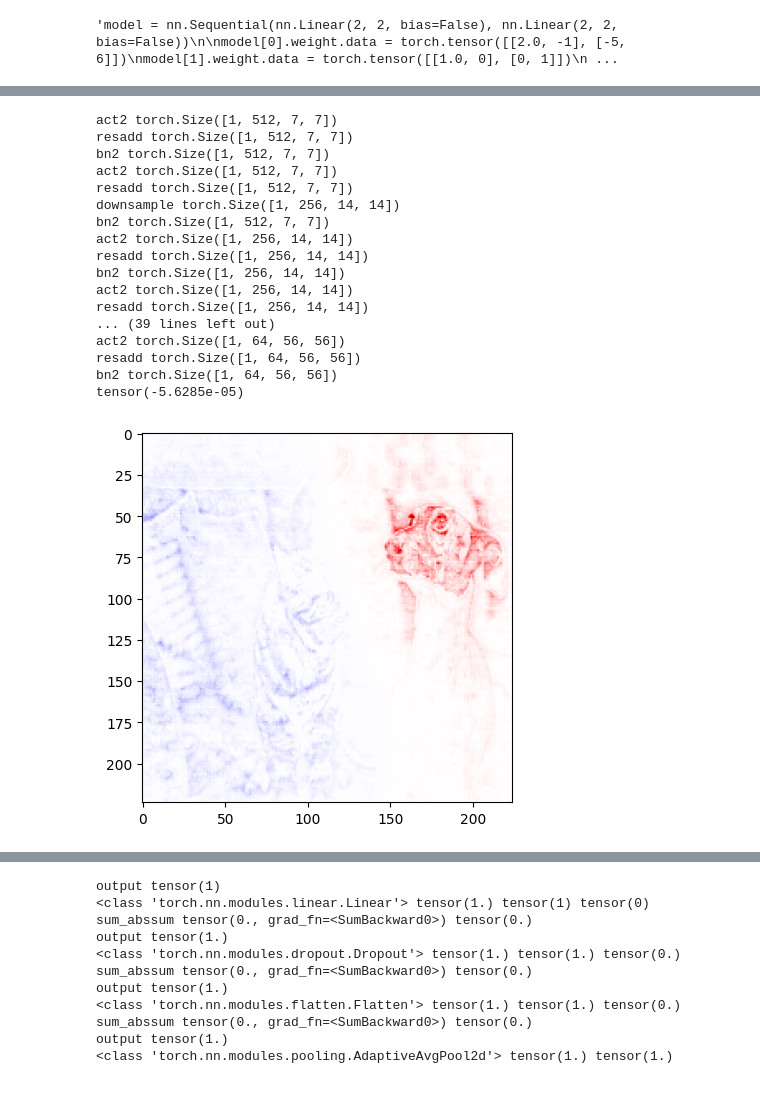
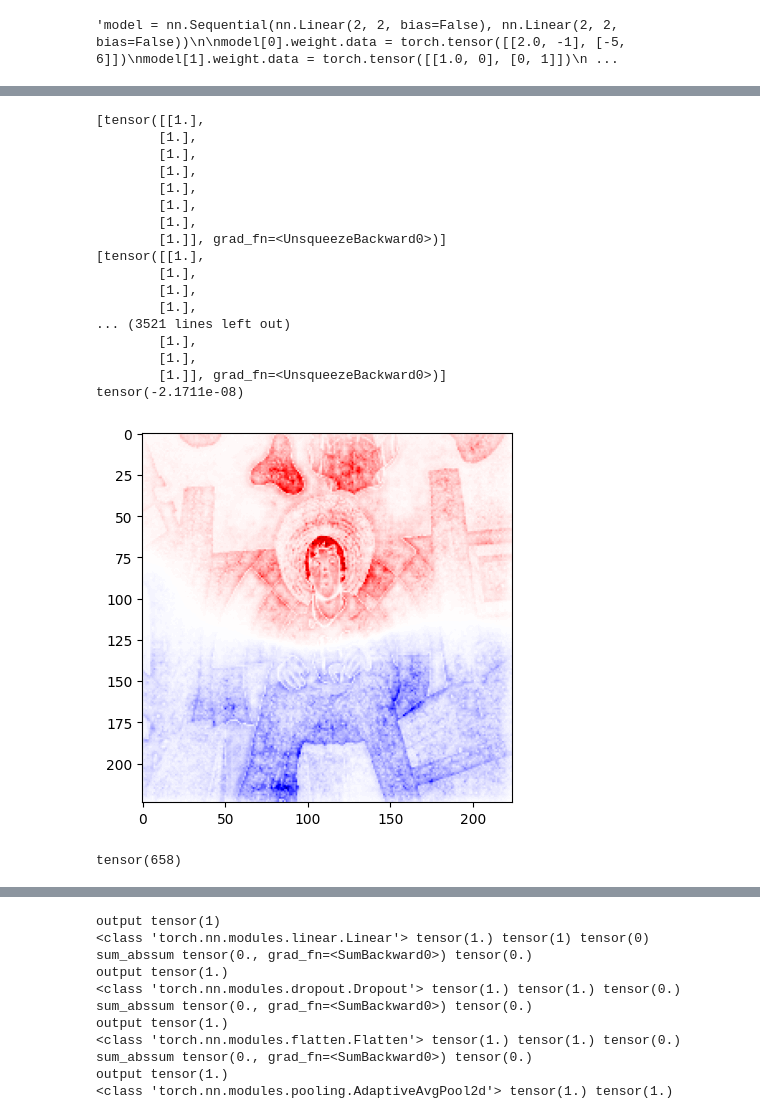
Before and after one commit to davor10105/relative-absolute-magnitude-propagation, a Jupyter notebook: RAMP_UPDATE.ipynb, the cells around one changed output, grey strips where cells are left out. Cells and saved outputs as stored; diff of their text form; code cells hidden in the pictures.

```diff
--- a/RAMP_UPDATE.ipynb
+++ b/RAMP_UPDATE.ipynb
@@ -4,7 +4,7 @@ from torchvision.transforms import Compose, Normalize, ToTensor, Resize
 from timm.data.constants import IMAGENET_DEFAULT_MEAN, IMAGENET_DEFAULT_STD
 from torch.utils.data import Dataset, DataLoader
 
-USE_IMAGENET_DATASET = False
+USE_IMAGENET_DATASET = True
 
 
 class HFDataset(Dataset):
@@ -22,9 +22,7 @@ class HFDataset(Dataset):
 
 
 def transforms(examples):
-    examples["pixel_values"] = [
-        transforms_list(image.convert("RGB")) for image in examples["image"]
-    ]
+    examples["pixel_values"] = [transforms_list(image.convert("RGB")) for image in examples["image"]]
     return examples
 
 
@@ -41,12 +39,10 @@ if USE_IMAGENET_DATASET:
     for split in ["train", "validation", "test"]:
         dataset[split] = load_dataset("ILSVRC/imagenet-1k", trust_remote_code=True, split=split)
 
-
     dataset["train"].set_transform(transforms)
     dataset["validation"].set_transform(transforms)
     dataset["test"].set_transform(transforms)
 
-
     train_dataset = HFDataset(dataset["train"])
     validation_dataset = HFDataset(dataset["validation"])
 # %%
@@ -319,7 +376,7 @@ from torch.utils.data import DataLoader
 from PIL import Image
 
 if USE_IMAGENET_DATASET:
-    validation_loader = DataLoader(validation_dataset, batch_size=4, shuffle=False)
+    validation_loader = DataLoader(validation_dataset, batch_size=8, shuffle=False)
     for x, y in validation_loader:
         break
 else:
@@ -331,7 +388,7 @@ output = model(x)
 s_output = output.softmax(-1)
 
 # sglrp
-#output_relevance = torch.autograd.grad(s_output.sum(), output)[0]
+# output_relevance = torch.autograd.grad(s_output.sum(), output)[0]
 # clrp
 output_relevance = torch.ones_like(output)
 positive_mask = F.one_hot(output.max(-1)[1], num_classes=output.shape[-1])
@@ -343,30 +400,34 @@ relevance = positive_relevance - negative_relevance
 
 print(relevance[0].sum())
 # %% [output]
-act2 torch.Size([1, 512, 7, 7])
-resadd torch.Size([1, 512, 7, 7])
-bn2 torch.Size([1, 512, 7, 7])
-act2 torch.Size([1, 512, 7, 7])
-resadd torch.Size([1, 512, 7, 7])
-downsample torch.Size([1, 256, 14, 14])
-bn2 torch.Size([1, 512, 7, 7])
-act2 torch.Size([1, 256, 14, 14])
-resadd torch.Size([1, 256, 14, 14])
-bn2 torch.Size([1, 256, 14, 14])
-act2 torch.Size([1, 256, 14, 14])
-resadd torch.Size([1, 256, 14, 14])
-... (39 lines left out)
-act2 torch.Size([1, 64, 56, 56])
-resadd torch.Size([1, 64, 56, 56])
-bn2 torch.Size([1, 64, 56, 56])
-tensor(-5.6285e-05)
+[tensor([[1.],
+        [1.],
+        [1.],
+        [1.],
+        [1.],
+        [1.],
+        [1.],
+        [1.]], grad_fn=<UnsqueezeBackward0>)]
+[tensor([[1.],
+        [1.],
+        [1.],
+        [1.],
+... (3521 lines left out)
+        [1.],
+        [1.],
+        [1.]], grad_fn=<UnsqueezeBackward0>)]
+tensor(-2.1711e-08)
 # %%
 import matplotlib.pyplot as plt
 %matplotlib inline
 from ramp_gae.utils import normalize_relevance, NormalizationType
 
-vis_example = 0
+vis_example = 7
 plt.imshow(normalize_relevance(relevance.sum(1), normalization_type=NormalizationType.MAX_TO_ONE)[vis_example].detach().cpu(), vmin=-1, vmax=1, cmap="seismic")
 plt.show()
 # %% [output]
-[figure, old version]
+[figure, new version]
+# %%
+output[5].max(-1)[1]
+# %% [output]
+tensor(658)
```
Also changed, not shown: parts of 3 cells of this notebook, 3 other files.
